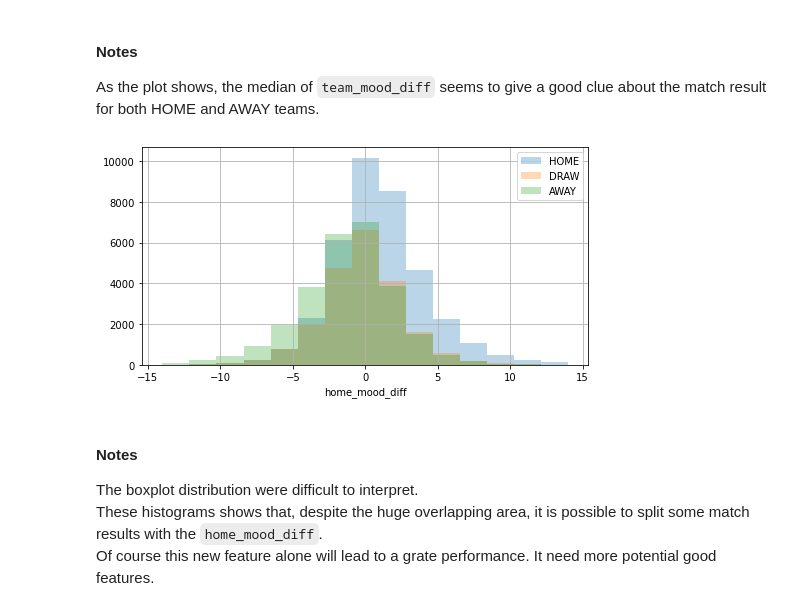
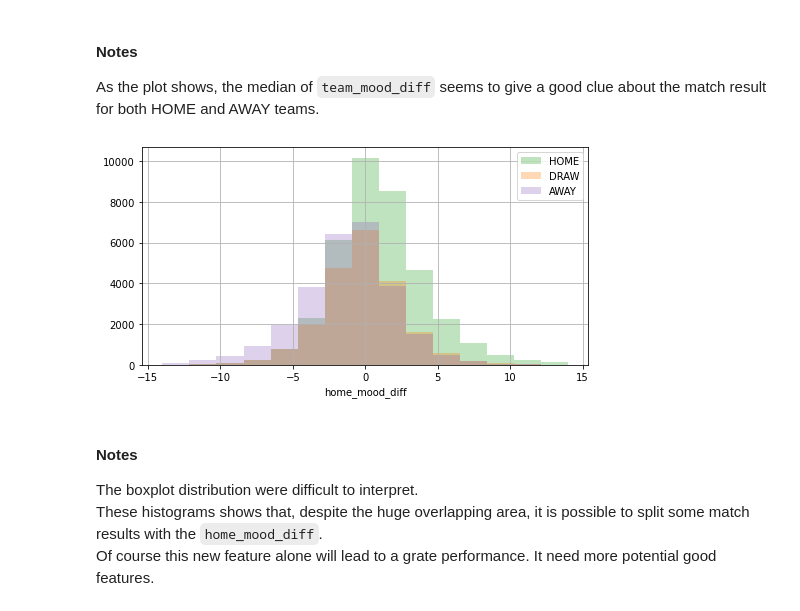
Before and after one commit to talestsp/football-match-prediction, a Jupyter notebook: notebooks/TeamMoodAnalysis.ipynb, the cells around one changed output. Cells and saved outputs as stored; diff of their text form; code cells hidden in the pictures.

```diff
--- a/notebooks/TeamMoodAnalysis.ipynb
+++ b/notebooks/TeamMoodAnalysis.ipynb
@@ -21,5 +21,9 @@ from src.utils import dflib, stats, pretties, plot
 # %%
 pretties.max_data_frame_columns()
+# %%
+COLOR_HOME = palette.PALETTE_TARGET["home"]
+COLOR_DRAW = palette.PALETTE_TARGET["draw"]
+COLOR_AWAY = palette.PALETTE_TARGET["away"]
 # %% [markdown]
 # Loading Data
 # %%
@@ -356,16 +360,16 @@ values_result_away = [int(row.home_mood_diff) for row in team_mood_hist_df.filte
 # %%
 plt.figure(figsize=(8,4))
 
-plt.hist(values_result_home, bins=15, alpha=0.3, label="HOME")
-plt.hist(values_result_draw, bins=15, alpha=0.3, label="DRAW")
-plt.hist(values_result_away, bins=15, alpha=0.3, label="AWAY")
+plt.hist(values_result_home, bins=15, alpha=0.3, label="HOME", color=COLOR_HOME)
+plt.hist(values_result_draw, bins=15, alpha=0.3, label="DRAW", color=COLOR_DRAW)
+plt.hist(values_result_away, bins=15, alpha=0.3, label="AWAY", color=COLOR_AWAY)
 
 plt.grid(zorder=0)
 plt.xlabel("home_mood_diff")
 plt.legend()
 plt.show()
 # %% [output]
-[figure, old version]
+[figure, new version]
 # %% [markdown]
 #### Notes
 The boxplot distribution were difficult to interpret. <br>
```
Also changed, not shown: parts of 3 cells of this notebook, 1 other file.
